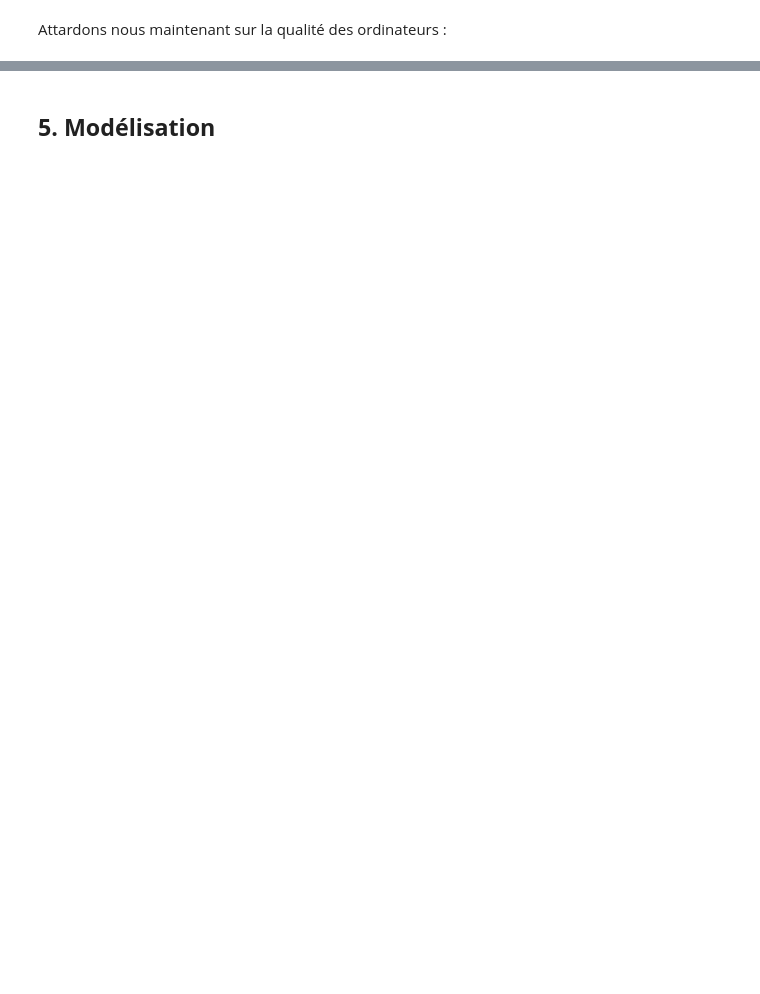
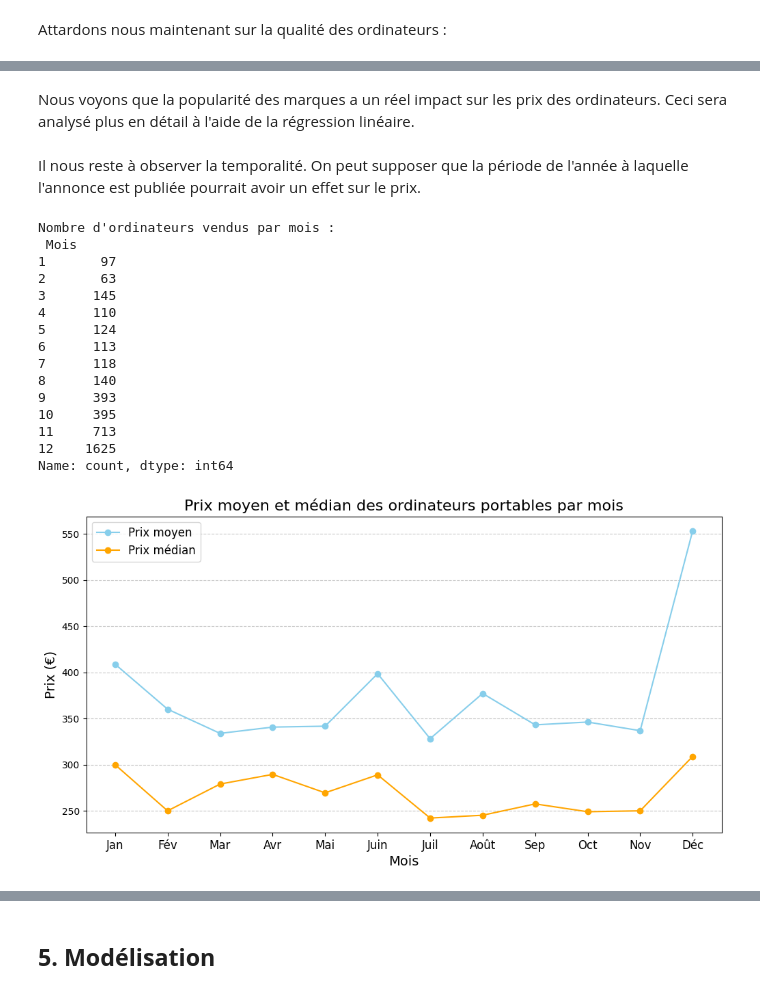
Before and after one commit to albantony/Projet_evaluation_prix_eBay, a Jupyter notebook: notebook.ipynb, the cells around one changed output, grey strips where cells are left out. Drawn from its saved outputs; the diff is of its cells as text; code cells hidden in the pictures; blank space fills up the shorter version.

```diff
--- a/notebook.ipynb
+++ b/notebook.ipynb
@@ -412,0 +452,24 @@ ImportError: cannot import name 'etat' from 'src.graph' (/Users/noelinecasteil/D
+# %% [markdown]
+Nous voyons que la popularité des marques a un réel impact sur les prix des ordinateurs. Ceci sera analysé plus en détail à l'aide de la régression linéaire.
+# %% [markdown]
+Il nous reste à observer la temporalité. On peut supposer que la période de l'année à laquelle l'annonce est publiée pourrait avoir un effet sur le prix.
+# %%
+from src.graph import avg_price_per_month
+avg_price_per_month(df)
+# %% [output]
+Nombre d'ordinateurs vendus par mois :
+ Mois
+1       97
+2       63
+3      145
+4      110
+5      124
+6      113
+7      118
+8      140
+9      393
+10     395
+11     713
+12    1625
+Name: count, dtype: int64
+[figure, added]
```
Also changed, not shown: parts of 17 cells of this notebook, 1 other file.
